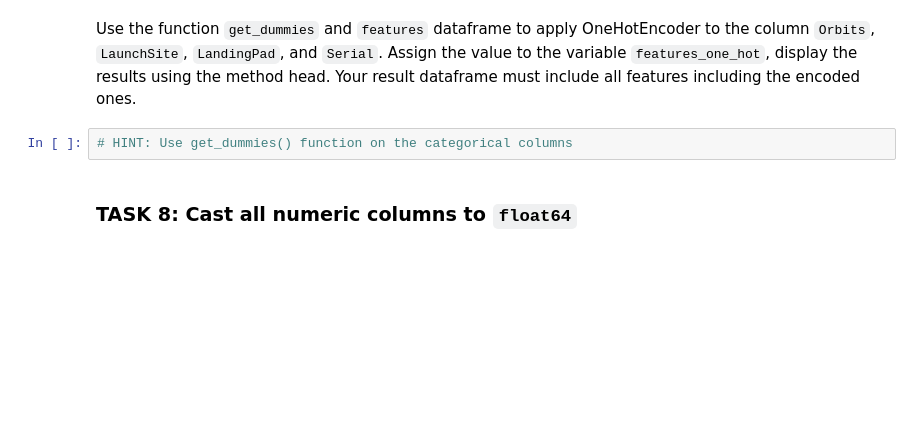
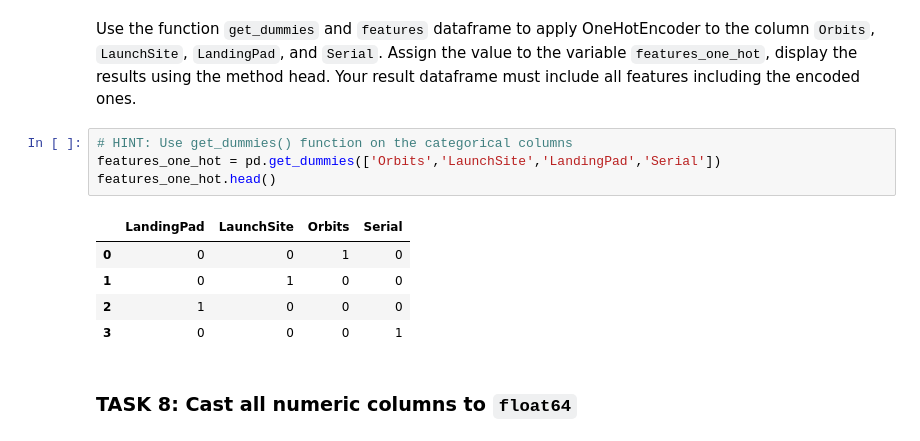
Before and after one commit to shinny2/Capstone-Project, a Jupyter notebook: EDA with Visualization.ipynb, the cells around one changed output. Saved outputs shown, nothing was run; the diff lists cells and outputs as text; blank space fills up the shorter version.

```diff
--- a/EDA with Visualization.ipynb
+++ b/EDA with Visualization.ipynb
@@ -198,6 +198,14 @@ features.head()
 Use the function <code>get_dummies</code> and <code>features</code> dataframe to apply OneHotEncoder to the column <code>Orbits</code>, <code>LaunchSite</code>, <code>LandingPad</code>, and <code>Serial</code>. Assign the value to the variable <code>features_one_hot</code>, display the results using the method head. Your result dataframe must include all features including the encoded ones.
 # %%
 # HINT: Use get_dummies() function on the categorical columns
+features_one_hot = pd.get_dummies(['Orbits','LaunchSite','LandingPad','Serial'])
+features_one_hot.head()
+# %% [output]
+|  | LandingPad | LaunchSite | Orbits | Serial |
+| 0 | 0 | 0 | 1 | 0 |
+| 1 | 0 | 1 | 0 | 0 |
+| 2 | 1 | 0 | 0 | 0 |
+| 3 | 0 | 0 | 0 | 1 |
 # %% [markdown]
 ### TASK  8: Cast all numeric columns to `float64`
 # %% [markdown]
```
Also changed, not shown: parts of 5 cells of this notebook.
